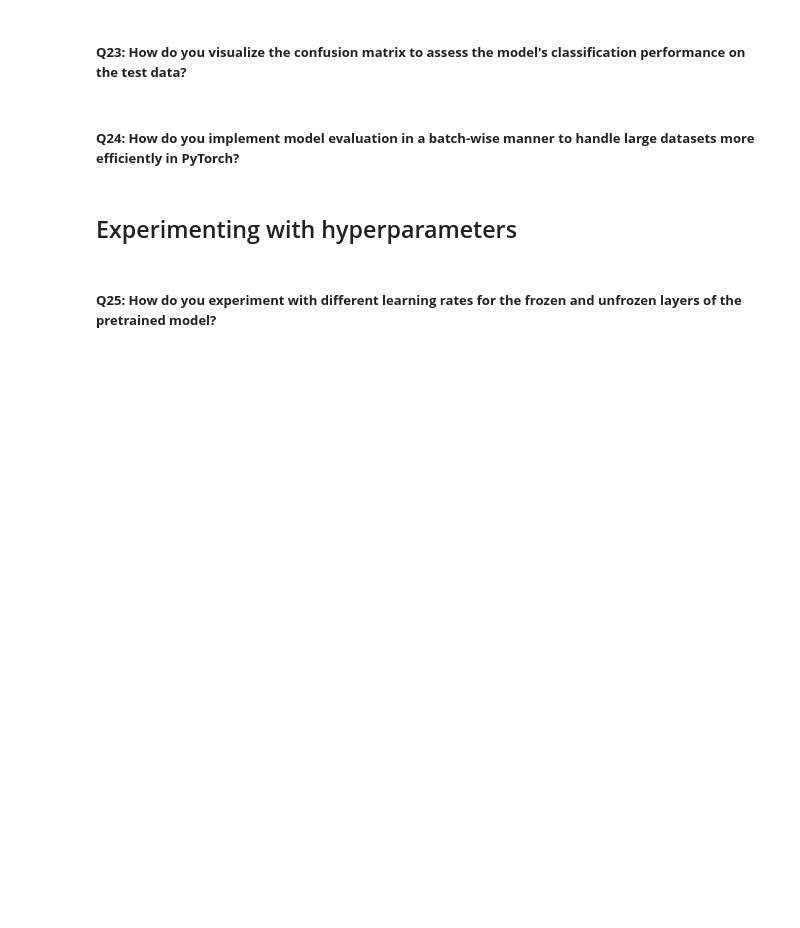
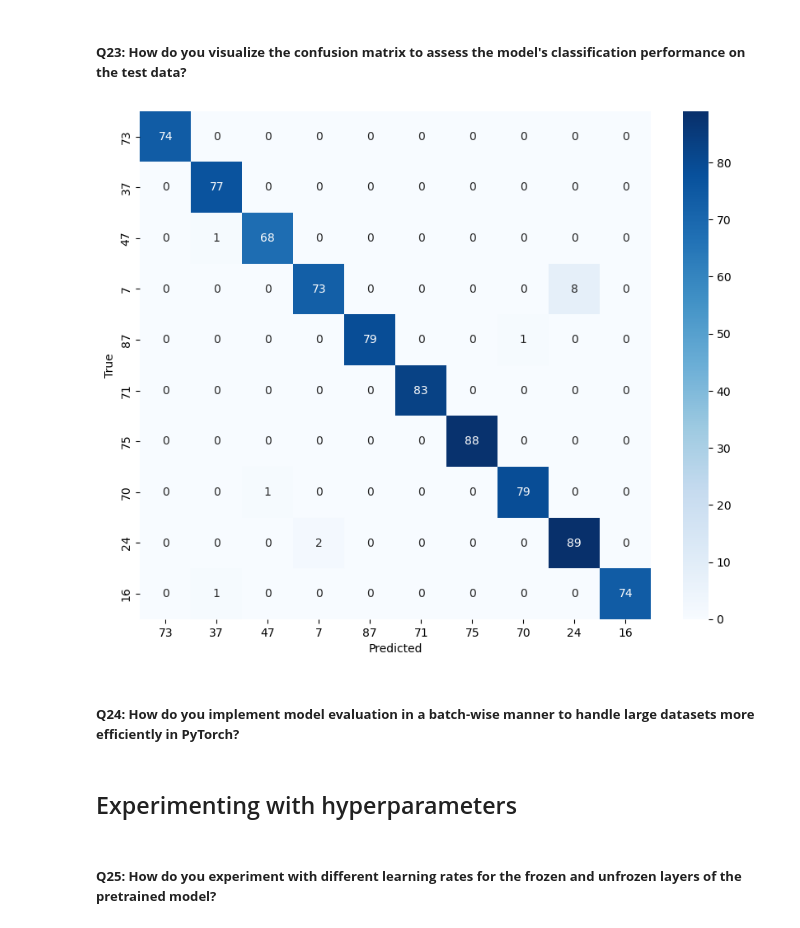
Before and after one commit to fellmir/pyTorchBasis, a Jupyter notebook: 01-intermediate-projects/11_transfer_learning.ipynb, the cells around one changed output. Saved outputs shown, nothing was run; the diff lists cells and outputs as text; code cells hidden in the pictures; blank space fills up the shorter version.

```diff
--- a/01-intermediate-projects/11_transfer_learning.ipynb
+++ b/01-intermediate-projects/11_transfer_learning.ipynb
@@ -215,5 +275,8 @@ Where $ \lambda $ is the regularization parameter. This term discourages large w
 ## Loading a pretrained model
 # %% [markdown]
 ##### **Q9: How do you load a pretrained model, such as ResNet, from PyTorch’s `torchvision.models`?**
+# %%
+model = torchvision.models.resnet50(pretrained=True)
+model = model.to(device)
 # %% [markdown]
 ##### **Q10: How do you inspect the architecture of a pretrained model to understand its layers and components?**
@@ -250,4 +525,43 @@ Where $ \lambda $ is the regularization parameter. This term discourages large w
 # %% [markdown]
 ##### **Q23: How do you visualize the confusion matrix to assess the model's classification performance on the test data?**
+# %%
+import random
+from sklearn.metrics import confusion_matrix
+import seaborn as sns
+
+# Randomly select 10 classes from the 100 classes
+selected_classes = random.sample(range(100), 10)
+
+# Initialize lists to store predictions and true labels for selected classes
+all_preds = []
+all_labels = []
+
+# Filter the test set to only include examples from the selected classes
+model.eval()
+with torch.no_grad():
+    for inputs, labels in test_loader:
+        inputs, labels = inputs.to(device), labels.to(device)
+        outputs = model(inputs)
+        _, predicted = torch.max(outputs, 1)
+
+        # Filter to include only selected classes
+        mask = [label.item() in selected_classes for label in labels]
+        filtered_preds = predicted[mask].cpu().numpy()
+        filtered_labels = labels[mask].cpu().numpy()
+
+        all_preds.extend(filtered_preds)
+        all_labels.extend(filtered_labels)
+# %%
+# Compute confusion matrix for the selected classes
+conf_matrix = confusion_matrix(all_labels, all_preds, labels=selected_classes)
+# %%
+# Plot the confusion matrix using seaborn
+plt.figure(figsize=(10, 8))
+sns.heatmap(conf_matrix, annot=True, fmt='d', cmap='Blues', xticklabels=selected_classes, yticklabels=selected_classes)
+plt.xlabel('Predicted')
+plt.ylabel('True')
+plt.show()
+# %% [output]
+[figure, added]
 # %% [markdown]
 ##### **Q24: How do you implement model evaluation in a batch-wise manner to handle large datasets more efficiently in PyTorch?**
```
Also changed, not shown: parts of 38 cells of this notebook, 10 other files.
